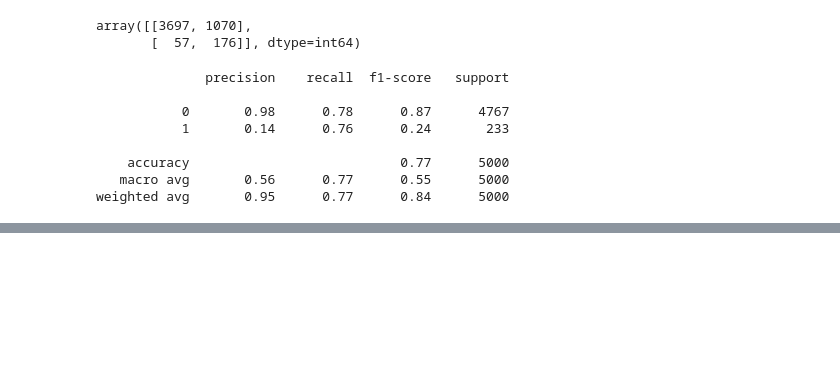
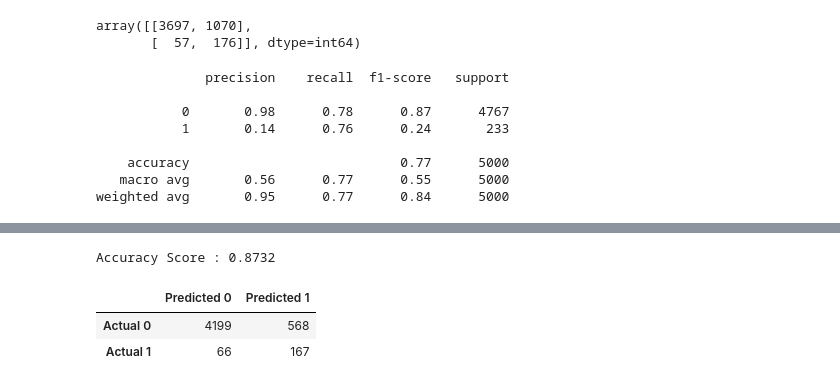
Before and after one commit to lindaperez/20_bk_AI_Covid19-Risk, a Jupyter notebook: modeling_provisional_data.ipynb, the cells around one changed output, grey strips where cells are left out. Cells and saved outputs as stored; diff of their text form; code cells hidden in the pictures; blank space fills up the shorter version.

```diff
--- a/modeling_provisional_data.ipynb
+++ b/modeling_provisional_data.ipynb
@@ -213,0 +309,20 @@ weighted avg       0.95      0.77      0.84      5000
+# %%
+# Calculating the accuracy score
+acc_score = accuracy_score(y_test, predictions)
+print(f"Accuracy Score : {acc_score}")
+# %% [output]
+Accuracy Score : 0.8732
+# %%
+# Generate the confusion matrix
+cm = confusion_matrix(y_test, predictions)
+cm_df = pd.DataFrame(
+    cm, index=["Actual 0", "Actual 1"],
+    columns=["Predicted 0", "Predicted 1"]
+)
+
+# Displaying results
+display(cm_df)
+# %% [output]
+|  | Predicted 0 | Predicted 1 |
+| Actual 0 | 4199 | 568 |
+| Actual 1 | 66 | 167 |
```
Also changed, not shown: parts of 7 cells of this notebook.
